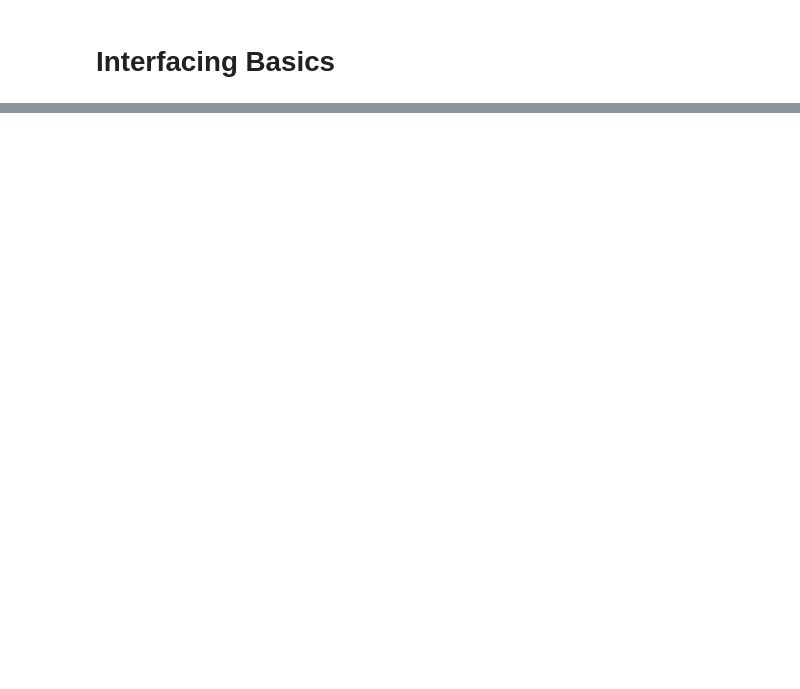
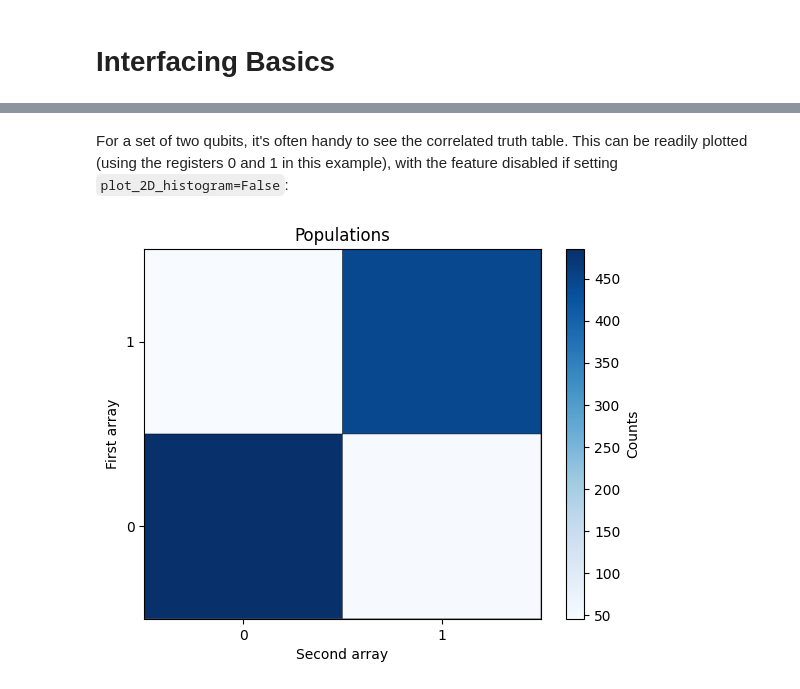
Before and after one commit to NQCT-Australia/nqct-sdk, a Jupyter notebook: doc-sphinx/source/examples/Basic.ipynb, the cells around one changed output, grey strips where cells are left out. Drawn from its saved outputs; the diff is of its cells as text; code cells hidden in the pictures; blank space fills up the shorter version.

```diff
--- a/doc-sphinx/source/examples/Basic.ipynb
+++ b/doc-sphinx/source/examples/Basic.ipynb
@@ -47,0 +93,6 @@ cur_arrs = leRes.get_data('c')
+# %% [markdown]
+For a set of two qubits, it's often handy to see the correlated truth table. This can be readily plotted (using the registers 0 and 1 in this example), with the feature disabled if setting `plot_2D_histogram=False`:
+# %%
+leRes.plot_histograms('c', [0,1])
+# %% [output]
+[figure, added]
```
Also changed, not shown: parts of 11 cells of this notebook, 2 other files.
